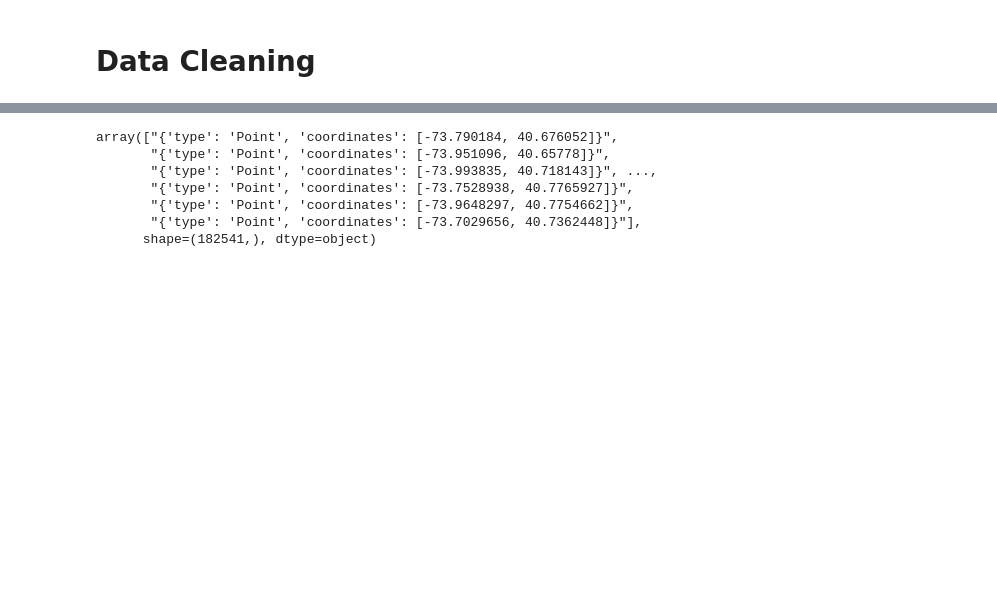
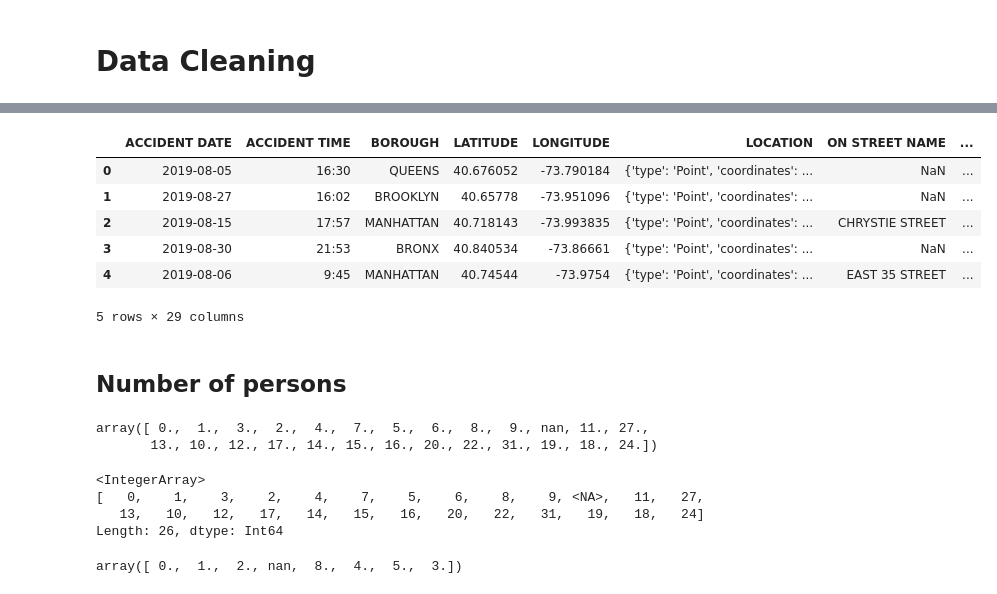
Before and after one commit to IgorGarlej/nyc-traffic-accident-analysis, a Jupyter notebook: notebooks/1.Data preparation.ipynb, the cells around one changed output, grey strips where cells are left out. Drawn from its saved outputs; the diff is of its cells as text; code cells hidden in the pictures; blank space fills up the shorter version.

```diff
--- a/notebooks/1.Data preparation.ipynb
+++ b/notebooks/1.Data preparation.ipynb
@@ -73,0 +99,4 @@ df.describe()
+# %%
+df["ACCIDENT DATE"] = pd.to_datetime(df["ACCIDENT DATE"], format="%Y-%m-%dT%H:%M:%S.%f")
+df["ACCIDENT DATE FORMATTED"] = df["ACCIDENT DATE"].dt.strftime("%d/%m/%Y")
+df["ACCIDENT DATE"] = df["ACCIDENT DATE"].dt.normalize()
@@ -146,3 +139,3 @@ Missing rows 484625
 # %%
-df_fill_borough = df
-df_fill_borough["BOROUGH"] = df_fill_borough["BOROUGH"].fillna("Unknown")
+cols_to_fill = ["BOROUGH","LATITUDE","LONGITUDE","LOCATION"]
+df[cols_to_fill] = df[cols_to_fill].apply(lambda col: col.fillna("UNKNOWN"))
@@ -180,10 +142,17 @@ array(['Passing Too Closely', 'Driver Inattention/Distraction',
-# %%
-df_fill_borough["LOCATION"].unique()
-# %% [output]
-array(["{'type': 'Point', 'coordinates': [-73.790184, 40.676052]}",
-       "{'type': 'Point', 'coordinates': [-73.951096, 40.65778]}",
-       "{'type': 'Point', 'coordinates': [-73.993835, 40.718143]}", ...,
-       "{'type': 'Point', 'coordinates': [-73.7528938, 40.7765927]}",
-       "{'type': 'Point', 'coordinates': [-73.9648297, 40.7754662]}",
-       "{'type': 'Point', 'coordinates': [-73.7029656, 40.7362448]}"],
-      shape=(182541,), dtype=object)
+# %%
+df.head(5)
+# %% [output]
+|  | ACCIDENT DATE | ACCIDENT TIME | BOROUGH | LATITUDE | LONGITUDE | LOCATION | ON STREET NAME | ... |
+| 0 | 2019-08-05 | 16:30 | QUEENS | 40.676052 | -73.790184 | {'type': 'Point', 'coordinates': ... | NaN | ... |
+| 1 | 2019-08-27 | 16:02 | BROOKLYN | 40.65778 | -73.951096 | {'type': 'Point', 'coordinates': ... | NaN | ... |
+| 2 | 2019-08-15 | 17:57 | MANHATTAN | 40.718143 | -73.993835 | {'type': 'Point', 'coordinates': ... | CHRYSTIE STREET | ... |
+| 3 | 2019-08-30 | 21:53 | BRONX | 40.840534 | -73.86661 | {'type': 'Point', 'coordinates': ... | NaN | ... |
+| 4 | 2019-08-06 | 9:45 | MANHATTAN | 40.74544 | -73.9754 | {'type': 'Point', 'coordinates': ... | EAST 35 STREET | ... |
+5 rows × 29 columns
+# %% [markdown]
+## Number of persons
+# %%
+df["NUMBER OF PERSONS INJURED"].unique()
+# %% [output]
+array([ 0.,  1.,  3.,  2.,  4.,  7.,  5.,  6.,  8.,  9., nan, 11., 27.,
+       13., 10., 12., 17., 14., 15., 16., 20., 22., 31., 19., 18., 24.])
@@ -189,0 +161,11 @@ array(["{'type': 'Point', 'coordinates': [-73.790184, 40.676052]}",
+# %%
+df["NUMBER OF PERSONS INJURED"].unique()
+# %% [output]
+<IntegerArray>
+[   0,    1,    3,    2,    4,    7,    5,    6,    8,    9, <NA>,   11,   27,
+   13,   10,   12,   17,   14,   15,   16,   20,   22,   31,   19,   18,   24]
+Length: 26, dtype: Int64
+# %%
+df["NUMBER OF PERSONS KILLED"].unique()
+# %% [output]
+array([ 0.,  1.,  2., nan,  8.,  4.,  5.,  3.])
```
Also changed, not shown: parts of 36 cells of this notebook, 1 other file.
